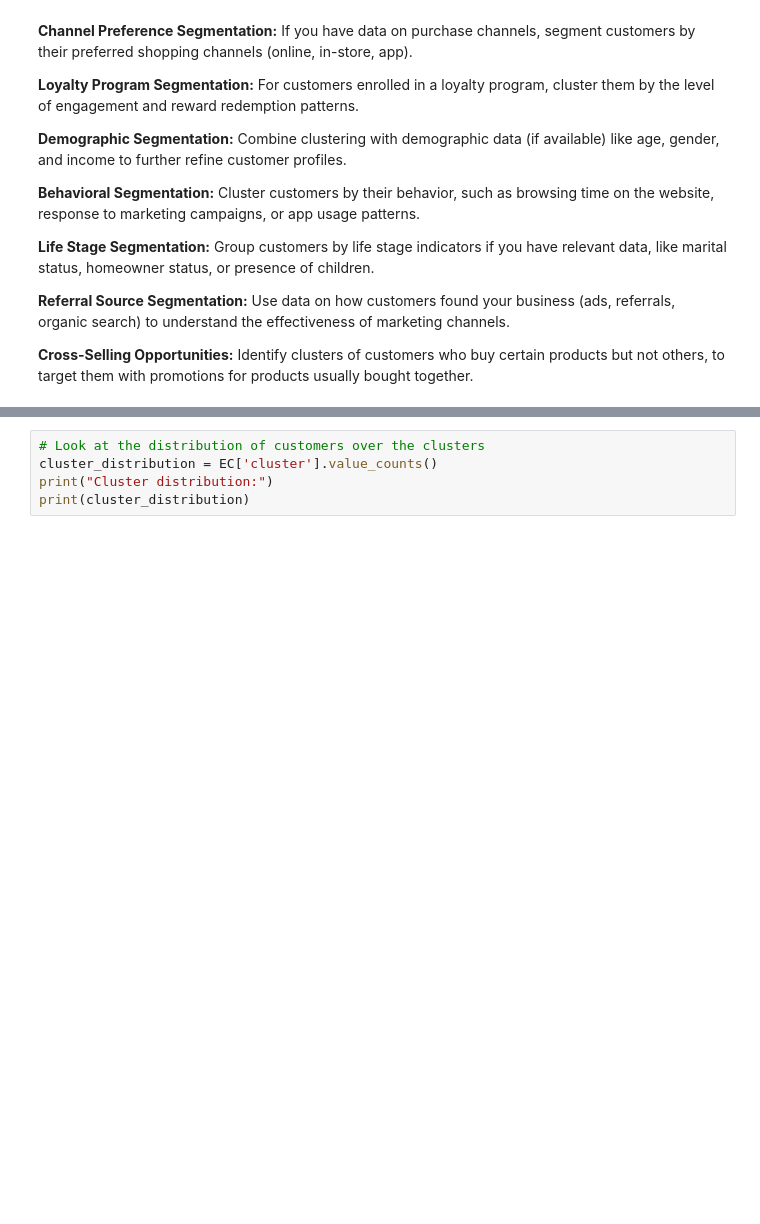
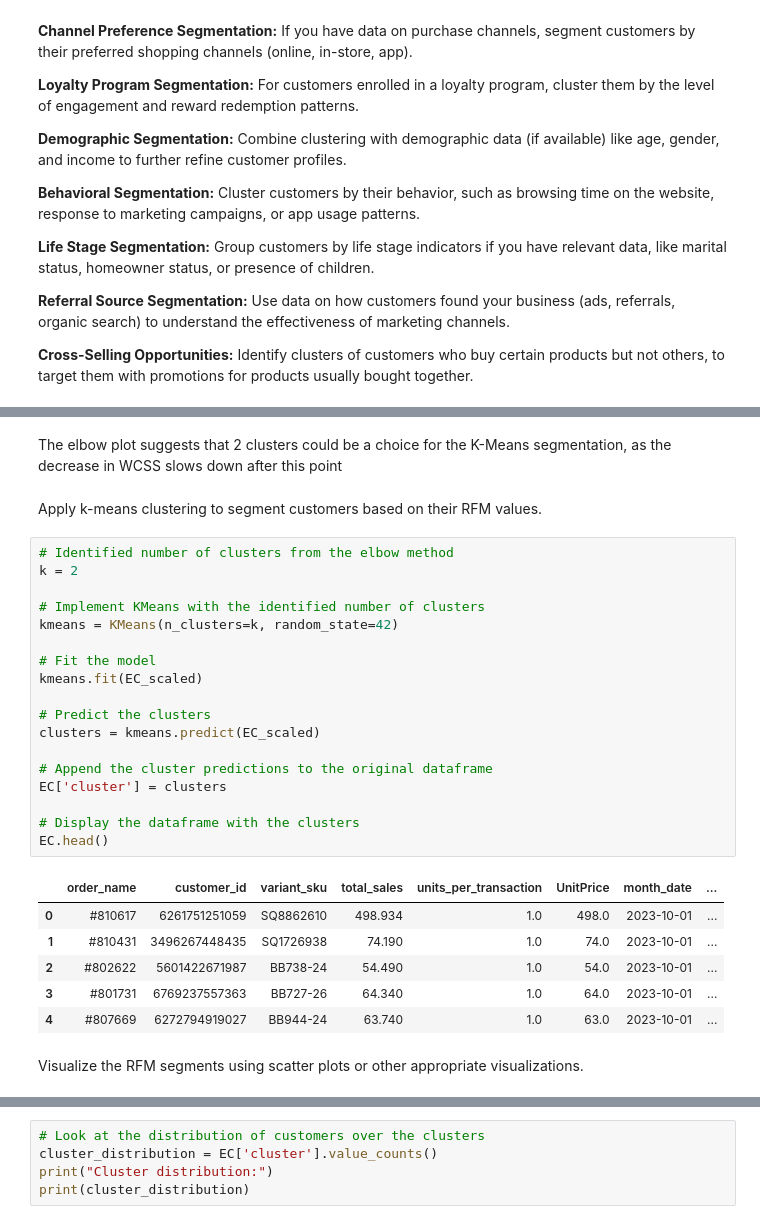
Before and after one commit to Requenamar3/Data-Mining, a Jupyter notebook: Data_Mining_Module1_Ecommerce_CLV filtered.ipynb, the cells around one changed output, grey strips where cells are left out. Cells and saved outputs as stored; diff of their text form; blank space fills up the shorter version.

```diff
--- a/Data_Mining_Module1_Ecommerce_CLV filtered.ipynb
+++ b/Data_Mining_Module1_Ecommerce_CLV filtered.ipynb
@@ -481,0 +537,31 @@ kmeans = KMeans(random_state=42)
+# %% [markdown]
+The elbow plot suggests that 2 clusters could be a choice for the K-Means segmentation, as the decrease in WCSS slows down after this point
+# %% [markdown]
+Apply k-means clustering to segment customers based on their RFM values.
+# %%
+# Identified number of clusters from the elbow method
+k = 2
+
+# Implement KMeans with the identified number of clusters
+kmeans = KMeans(n_clusters=k, random_state=42)
+
+# Fit the model
+kmeans.fit(EC_scaled)
+
+# Predict the clusters
+clusters = kmeans.predict(EC_scaled)
+
+# Append the cluster predictions to the original dataframe
+EC['cluster'] = clusters
+
+# Display the dataframe with the clusters
+EC.head()
+# %% [output]
+|  | order_name | customer_id | variant_sku | total_sales | units_per_transaction | UnitPrice | month_date | ... |
+| 0 | #810617 | 6261751251059 | SQ8862610 | 498.934 | 1.0 | 498.0 | 2023-10-01 | ... |
+| 1 | #810431 | 3496267448435 | SQ1726938 | 74.190 | 1.0 | 74.0 | 2023-10-01 | ... |
+| 2 | #802622 | 5601422671987 | BB738-24 | 54.490 | 1.0 | 54.0 | 2023-10-01 | ... |
+| 3 | #801731 | 6769237557363 | BB727-26 | 64.340 | 1.0 | 64.0 | 2023-10-01 | ... |
+| 4 | #807669 | 6272794919027 | BB944-24 | 63.740 | 1.0 | 63.0 | 2023-10-01 | ... |
+# %% [markdown]
+Visualize the RFM segments using scatter plots or other appropriate visualizations.
```
Also changed, not shown: parts of 33 cells of this notebook.
